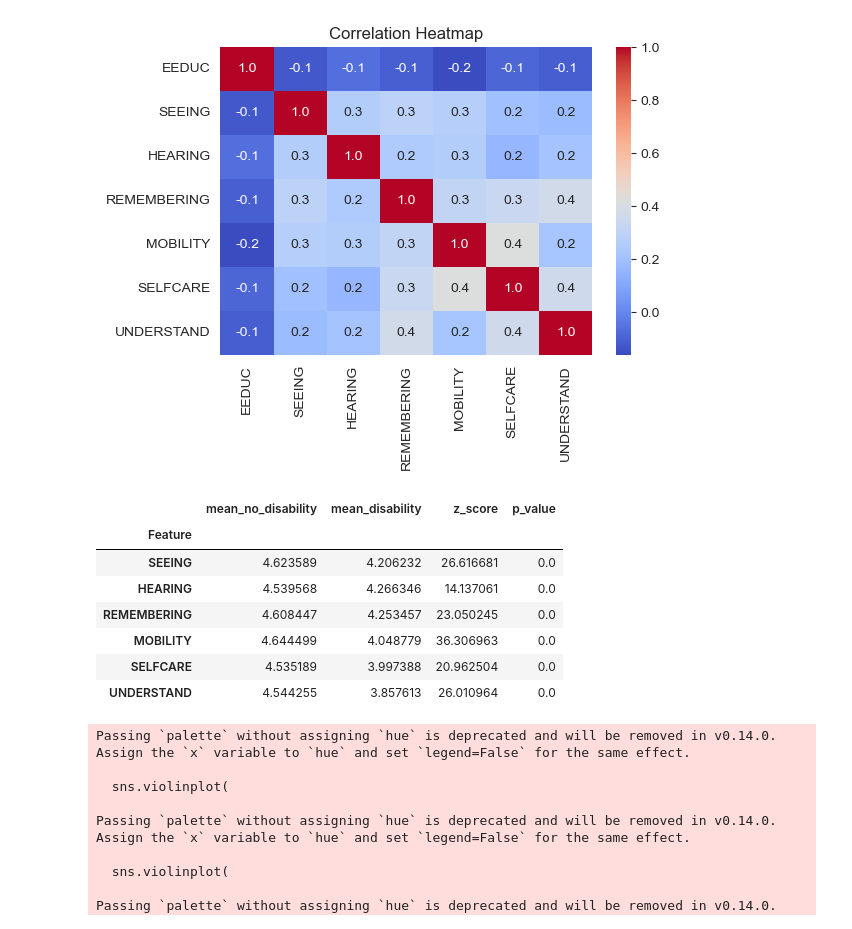
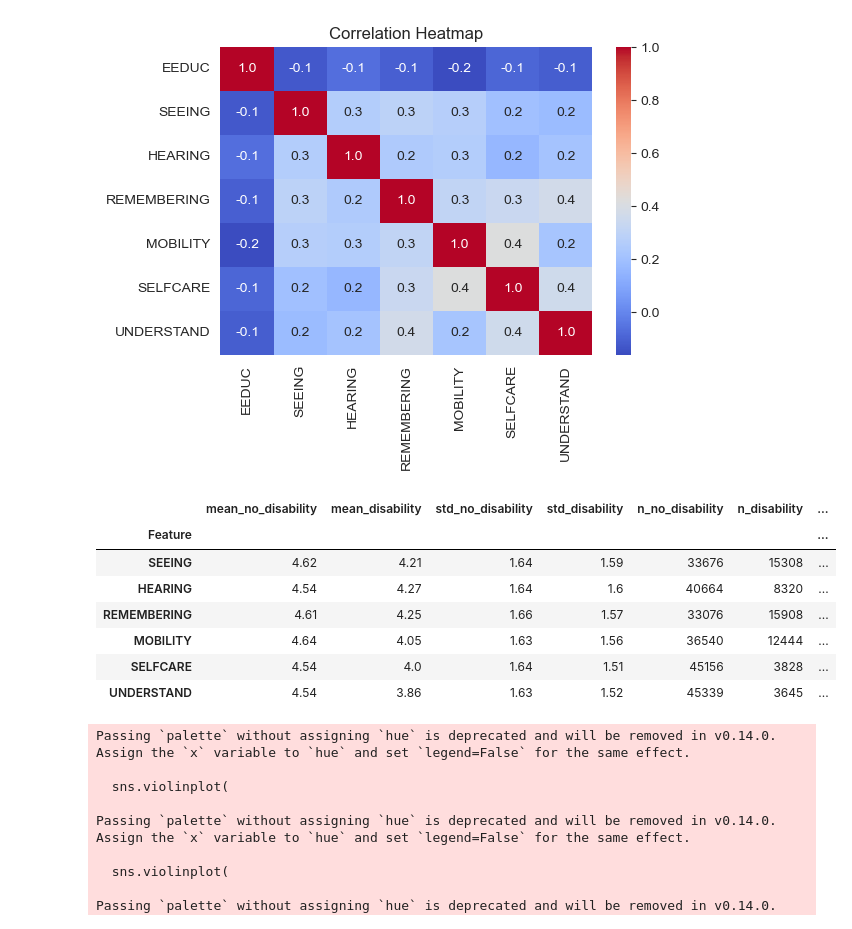
Before and after one commit to MaximilianKnuth/API_201_B_Project, a Jupyter notebook: education_analysis.ipynb, the cells around one changed output. Saved outputs shown, nothing was run; the diff lists cells and outputs as text; code cells hidden in the pictures.

```diff
--- a/education_analysis.ipynb
+++ b/education_analysis.ipynb
@@ -173,58 +173,76 @@ plt.show()
 # %%
 from scipy.stats import norm
 import numpy as np
+import pandas as pd
 
 # Define the disability features
 disability_features = ['SEEING', 'HEARING', 'REMEMBERING', 'MOBILITY', 'SELFCARE', 'UNDERSTAND']
 
 # Initialize a dictionary to store results
 hypothesis_results = {}
+
+# Significance level
+alpha = 0.05
 
 # Perform hypothesis testing for each disability feature
 for feature in disability_features:
     # Group data
     no_disability = filtered_data[filtered_data[feature] == 1]['EEDUC']
     disability = filtered_data[filtered_data[feature].isin([2, 3, 4])]['EEDUC']
 
     # Calculate means and standard errors
-    mean_no_disability = no_disability.mean()
-    mean_disability = disability.mean()
-    std_no_disability = no_disability.std()
-    std_disability = disability.std()
+    mean_no_disability = round(no_disability.mean(), 2)
+    mean_disability = round(disability.mean(), 2)
+    std_no_disability = round(no_disability.std(), 2)
+    std_disability = round(disability.std(), 2)
     n_no_disability = len(no_disability)
     n_disability = len(disability)
 
     # Pooled standard error
-    pooled_se = np.sqrt((std_no_disability**2 / n_no_disability) + (std_disability**2 / n_disability))
+    pooled_se = round(np.sqrt((std_no_disability**2 / n_no_disability) + (std_disability**2 / n_disability)), 2)
 
     # Test statistic (Z-score)
-    z_score = (mean_no_disability - mean_disability) / pooled_se
+    z_score = round((mean_no_disability - mean_disability) / pooled_se, 2)
 
     # P-value (two-tailed test)
-    p_value = 2 * (1 - norm.cdf(abs(z_score)))
+    p_value = round(2 * (1 - norm.cdf(abs(z_score))), 2)
+
+    # Determine significance
+    significant = "Significant" if p_value < alpha else "Not Significant"
 
     # Store results
     hypothesis_results[feature] = {
         'mean_no_disability': mean_no_disability,
         'mean_disability': mean_disability,
+        'std_no_disability': std_no_disability,
+        'std_disability': std_disability,
+        'n_no_disability': n_no_disability,
+        'n_disability': n_disability,
+        'pooled_se': pooled_se,
         'z_score': z_score,
-        'p_value': p_value
+        'p_value': p_value,
+        'significant': significant
     }
 
 # Convert results to a DataFrame for better visualization
 results_df = pd.DataFrame(hypothesis_results).T
 results_df.index.name = 'Feature'
 
+# Convert counts to integers for cleaner display
+int_columns = ['n_no_disability', 'n_disability']
+results_df[int_columns] = results_df[int_columns].astype(int)
+
+# Display the DataFrame
 results_df
 # %% [output]
-|  | mean_no_disability | mean_disability | z_score | p_value |
-| Feature |  |  |  |  |
-| SEEING | 4.623589 | 4.206232 | 26.616681 | 0.0 |
-| HEARING | 4.539568 | 4.266346 | 14.137061 | 0.0 |
-| REMEMBERING | 4.608447 | 4.253457 | 23.050245 | 0.0 |
-| MOBILITY | 4.644499 | 4.048779 | 36.306963 | 0.0 |
-| SELFCARE | 4.535189 | 3.997388 | 20.962504 | 0.0 |
-| UNDERSTAND | 4.544255 | 3.857613 | 26.010964 | 0.0 |
+|  | mean_no_disability | mean_disability | std_no_disability | std_disability | n_no_disability | n_disability | ... |
+| Feature |  |  |  |  |  |  | ... |
+| SEEING | 4.62 | 4.21 | 1.64 | 1.59 | 33676 | 15308 | ... |
+| HEARING | 4.54 | 4.27 | 1.64 | 1.6 | 40664 | 8320 | ... |
+| REMEMBERING | 4.61 | 4.25 | 1.66 | 1.57 | 33076 | 15908 | ... |
+| MOBILITY | 4.64 | 4.05 | 1.63 | 1.56 | 36540 | 12444 | ... |
+| SELFCARE | 4.54 | 4.0 | 1.64 | 1.51 | 45156 | 3828 | ... |
+| UNDERSTAND | 4.54 | 3.86 | 1.63 | 1.52 | 45339 | 3645 | ... |
 # %%
 # Create a 3x3 grid for the violin plots
 fig, axes = plt.subplots(3, 3, figsize=(15, 15))  # Adjust figure size
```
Also changed, not shown: 2 other files.
